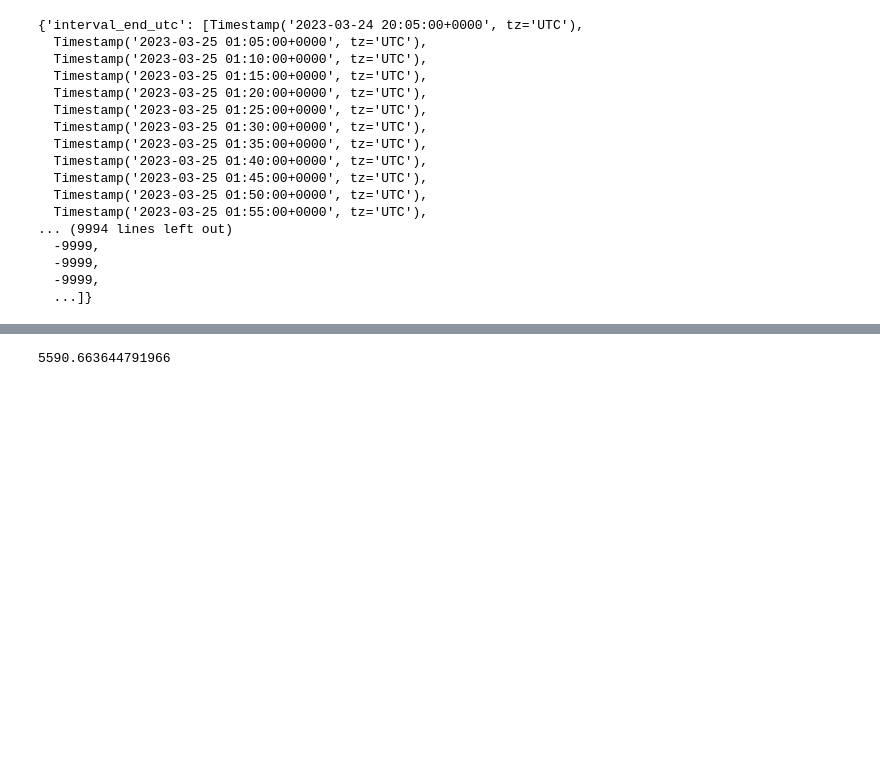
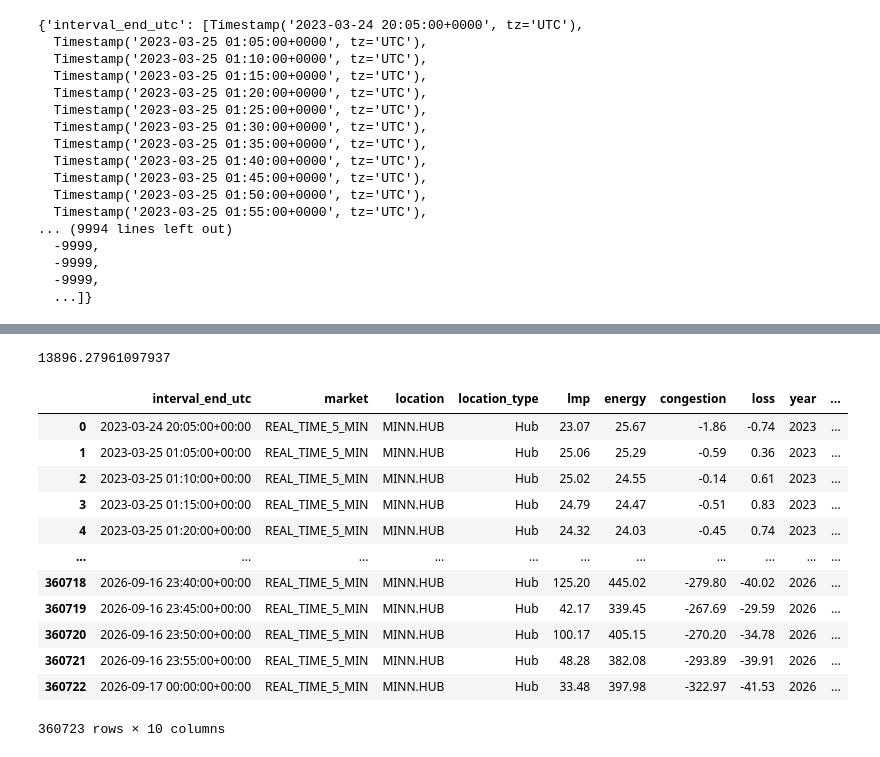
Before and after one commit to krklapat/data-science-capstone, a Jupyter notebook: RT_Predictions/moving_window.ipynb, the cells around one changed output, grey strips where cells are left out. Cells and saved outputs as stored; diff of their text form; code cells hidden in the pictures; blank space fills up the shorter version.

```diff
--- a/RT_Predictions/moving_window.ipynb
+++ b/RT_Predictions/moving_window.ipynb
@@ -67,8 +67,16 @@ rtm
   -9999,
   ...]}
 # %%
-for i in range(len(rtm["lmp"])):
-    if i >= 24:
-        rtm["predicted"][i] = np.mean(rtm["lmp"][i-24:i])
-    else:
-        rtm["predicted"][i] = np.mean(rtm["lmp"][0:i])
+#Moving average
+    #One hour ago is the best predictor
+mse_dict = {}
+for time_range in [1,6,24,168,720]:  # 1 hour, 6 hours, 24 hours, 7 days, 30 days
+    for i in range(len(rtm["lmp"])):
+        if i >= time_range:
+            rtm["predicted"][i] = np.mean(rtm["lmp"][i-time_range:i])
+        else:
+            rtm["predicted"][i] = np.mean(rtm["lmp"][0:i])
+    rtm_df = pd.DataFrame(rtm)
+    mse = np.mean((rtm_df["lmp"] - rtm_df["predicted"]) ** 2)
+    mse_dict[time_range] = mse
+    print(mse_dict)
@@ -74,0 +89,11 @@ for i in range(len(rtm["lmp"])):
+# %%
+#What if we try 1 day ago, 1 week ago
+mse_jump = {}
+for time_range in [1,6,24,168,720]:
+    for i in range(len(rtm["lmp"])):
+        if i >= time_range:
+            rtm["predicted"][i] = rtm["lmp"][i-time_range]
+    rtm_df = pd.DataFrame(rtm)
+    mse = np.mean((rtm_df["lmp"] - rtm_df["predicted"]) ** 2)
+    mse_jump[time_range] = mse
+    print(mse_jump)
@@ -77,4 +108,21 @@ rtm_df = pd.DataFrame(rtm)
 mse = np.mean((rtm_df["lmp"] - rtm_df["predicted"]) ** 2)
 print(mse)
 # %% [output]
-5590.663644791966
+13896.27961097937
+# %%
+rtm_df.to_csv("rtm_moving_average.csv")
+rtm_df
+# %% [output]
+|  | interval_end_utc | market | location | location_type | lmp | energy | congestion | loss | year | ... |
+| 0 | 2023-03-24 20:05:00+00:00 | REAL_TIME_5_MIN | MINN.HUB | Hub | 23.07 | 25.67 | -1.86 | -0.74 | 2023 | ... |
+| 1 | 2023-03-25 01:05:00+00:00 | REAL_TIME_5_MIN | MINN.HUB | Hub | 25.06 | 25.29 | -0.59 | 0.36 | 2023 | ... |
+| 2 | 2023-03-25 01:10:00+00:00 | REAL_TIME_5_MIN | MINN.HUB | Hub | 25.02 | 24.55 | -0.14 | 0.61 | 2023 | ... |
+| 3 | 2023-03-25 01:15:00+00:00 | REAL_TIME_5_MIN | MINN.HUB | Hub | 24.79 | 24.47 | -0.51 | 0.83 | 2023 | ... |
+| 4 | 2023-03-25 01:20:00+00:00 | REAL_TIME_5_MIN | MINN.HUB | Hub | 24.32 | 24.03 | -0.45 | 0.74 | 2023 | ... |
+| ... | ... | ... | ... | ... | ... | ... | ... | ... | ... | ... |
+| 360718 | 2026-09-16 23:40:00+00:00 | REAL_TIME_5_MIN | MINN.HUB | Hub | 125.20 | 445.02 | -279.80 | -40.02 | 2026 | ... |
+| 360719 | 2026-09-16 23:45:00+00:00 | REAL_TIME_5_MIN | MINN.HUB | Hub | 42.17 | 339.45 | -267.69 | -29.59 | 2026 | ... |
+| 360720 | 2026-09-16 23:50:00+00:00 | REAL_TIME_5_MIN | MINN.HUB | Hub | 100.17 | 405.15 | -270.20 | -34.78 | 2026 | ... |
+| 360721 | 2026-09-16 23:55:00+00:00 | REAL_TIME_5_MIN | MINN.HUB | Hub | 48.28 | 382.08 | -293.89 | -39.91 | 2026 | ... |
+| 360722 | 2026-09-17 00:00:00+00:00 | REAL_TIME_5_MIN | MINN.HUB | Hub | 33.48 | 397.98 | -322.97 | -41.53 | 2026 | ... |
+360723 rows × 10 columns
```
Also changed, not shown: parts of 2 cells of this notebook, 1 other file.
